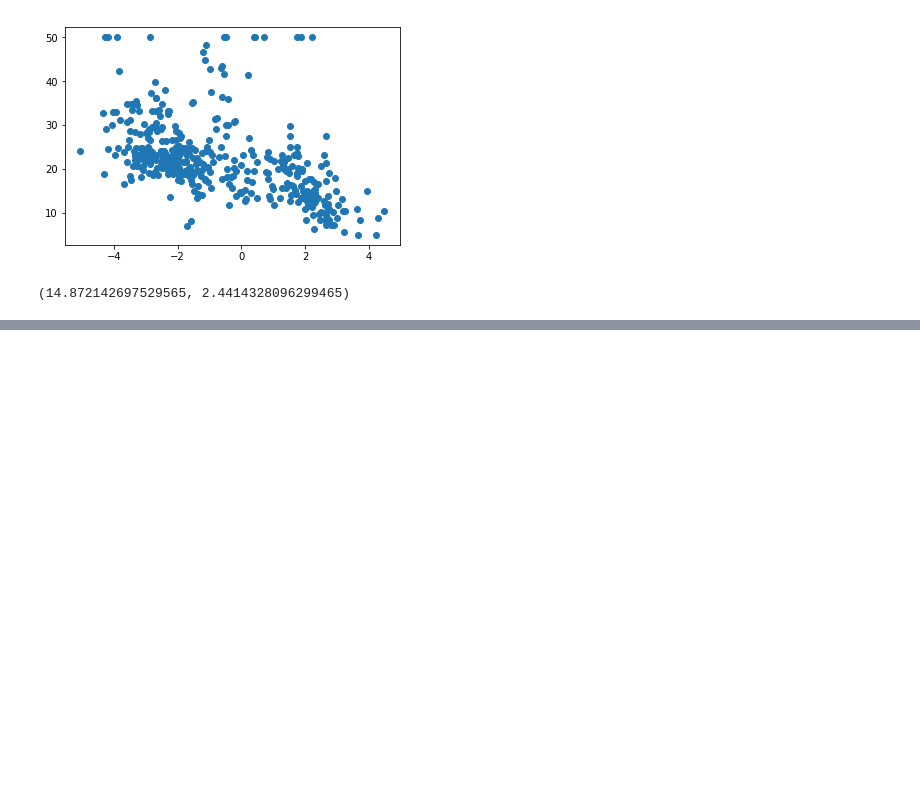
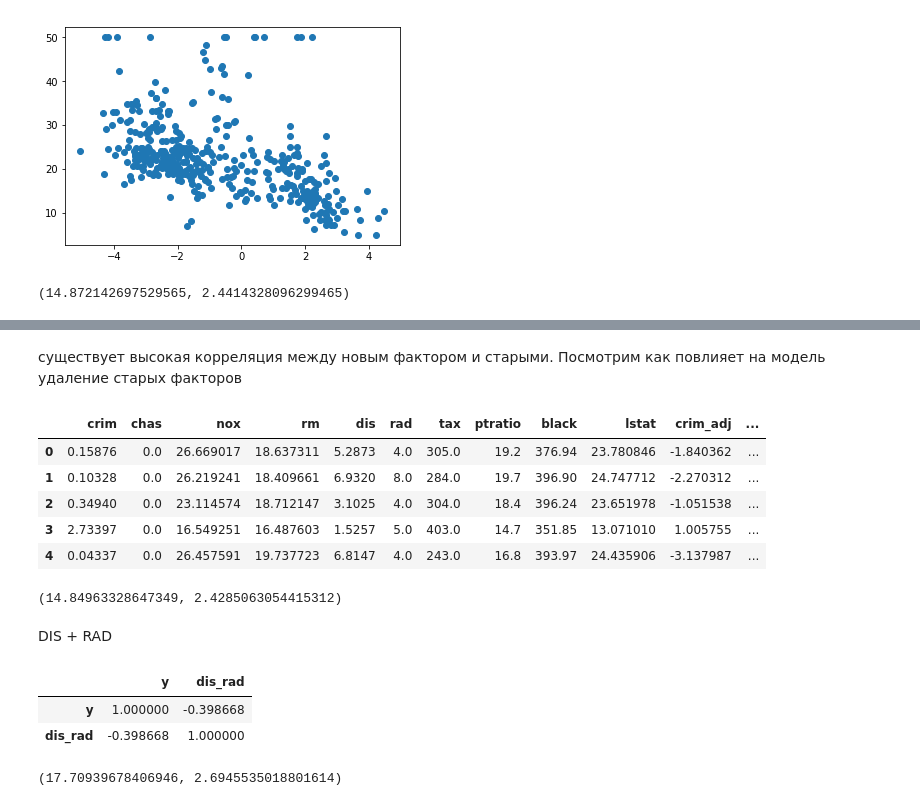
Before and after one commit to Schetann/sber_ml_course, a Jupyter notebook: Linear_regression.ipynb, the cells around one changed output, grey strips where cells are left out. Cells and saved outputs as stored; diff of their text form; code cells hidden in the pictures; blank space fills up the shorter version.

```diff
--- a/Linear_regression.ipynb
+++ b/Linear_regression.ipynb
@@ -326,0 +309,3 @@ data['crim_zn']=data.crim*data.zn
+# %%
+data_test=data.copy()
+data_test['crim_zn']=data_test.crim*data_test.zn
@@ -326,0 +332,23 @@ data['crim_zn']=data.crim*data.zn
+# %% [markdown]
+существует высокая корреляция между новым фактором и старыми. Посмотрим как повлияет на модель удаление старых факторов
+# %%
+data_test.drop(columns=['zn'], inplace=True)
+data_test.head()
+# %% [output]
+|  | crim | chas | nox | rm | dis | rad | tax | ptratio | black | lstat | crim_adj | ... |
+| 0 | 0.15876 | 0.0 | 26.669017 | 18.637311 | 5.2873 | 4.0 | 305.0 | 19.2 | 376.94 | 23.780846 | -1.840362 | ... |
+| 1 | 0.10328 | 0.0 | 26.219241 | 18.409661 | 6.9320 | 8.0 | 284.0 | 19.7 | 396.90 | 24.747712 | -2.270312 | ... |
+| 2 | 0.34940 | 0.0 | 23.114574 | 18.712147 | 3.1025 | 4.0 | 304.0 | 18.4 | 396.24 | 23.651978 | -1.051538 | ... |
+| 3 | 2.73397 | 0.0 | 16.549251 | 16.487603 | 1.5257 | 5.0 | 403.0 | 14.7 | 351.85 | 13.071010 | 1.005755 | ... |
+| 4 | 0.04337 | 0.0 | 26.457591 | 19.737723 | 6.8147 | 4.0 | 243.0 | 16.8 | 393.97 | 24.435906 | -3.137987 | ... |
+# %%
+X_train, X_test, Y_train, Y_test = train_test_split(data_test, y, test_size=0.3, random_state=1)
+
+reg = LinearRegression()
+reg.fit(X_train, Y_train)
+pred = reg.predict(X_test)
+MSE(Y_test, pred), MAE(Y_test, pred)
+# %% [output]
+(14.84963328647349, 2.4285063054415312)
+# %% [markdown]
+DIS + RAD
@@ -326,0 +359,18 @@ data['crim_zn']=data.crim*data.zn
+# %%
+data_corr=data_test.copy()
+data_corr['y']=y
+corr = data_corr[['y','dis_rad']].corr()
+corr
+# %% [output]
+|  | y | dis_rad |
+| y | 1.000000 | -0.398668 |
+| dis_rad | -0.398668 | 1.000000 |
+# %%
+X_train, X_test, Y_train, Y_test = train_test_split(data_test, y, test_size=0.3, random_state=1)
+
+reg = LinearRegression()
+reg.fit(X_train, Y_train)
+pred = reg.predict(X_test)
+MSE(Y_test, pred), MAE(Y_test, pred)
+# %% [output]
+(17.70939678406946, 2.6945535018801614)
```
Also changed, not shown: parts of 45 cells of this notebook, 1 other file.
